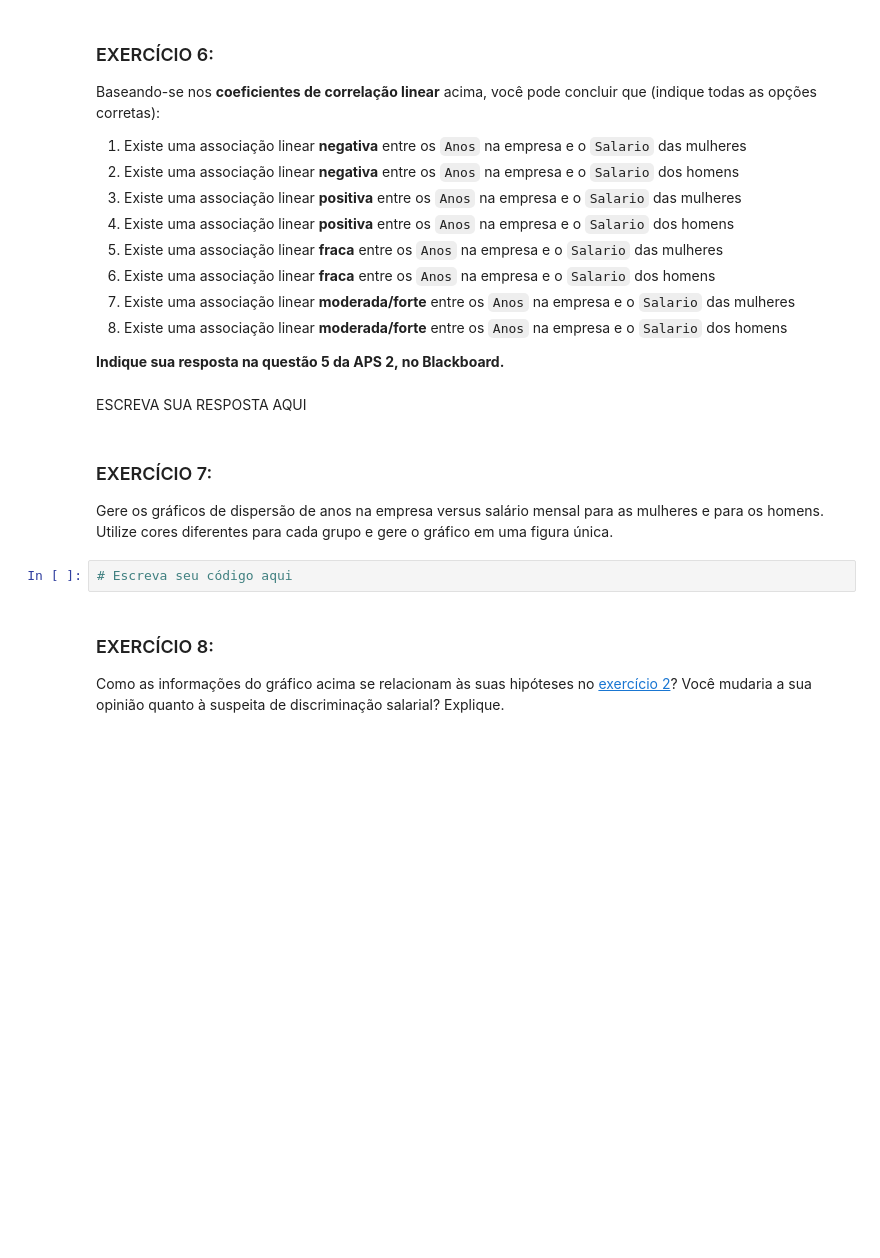
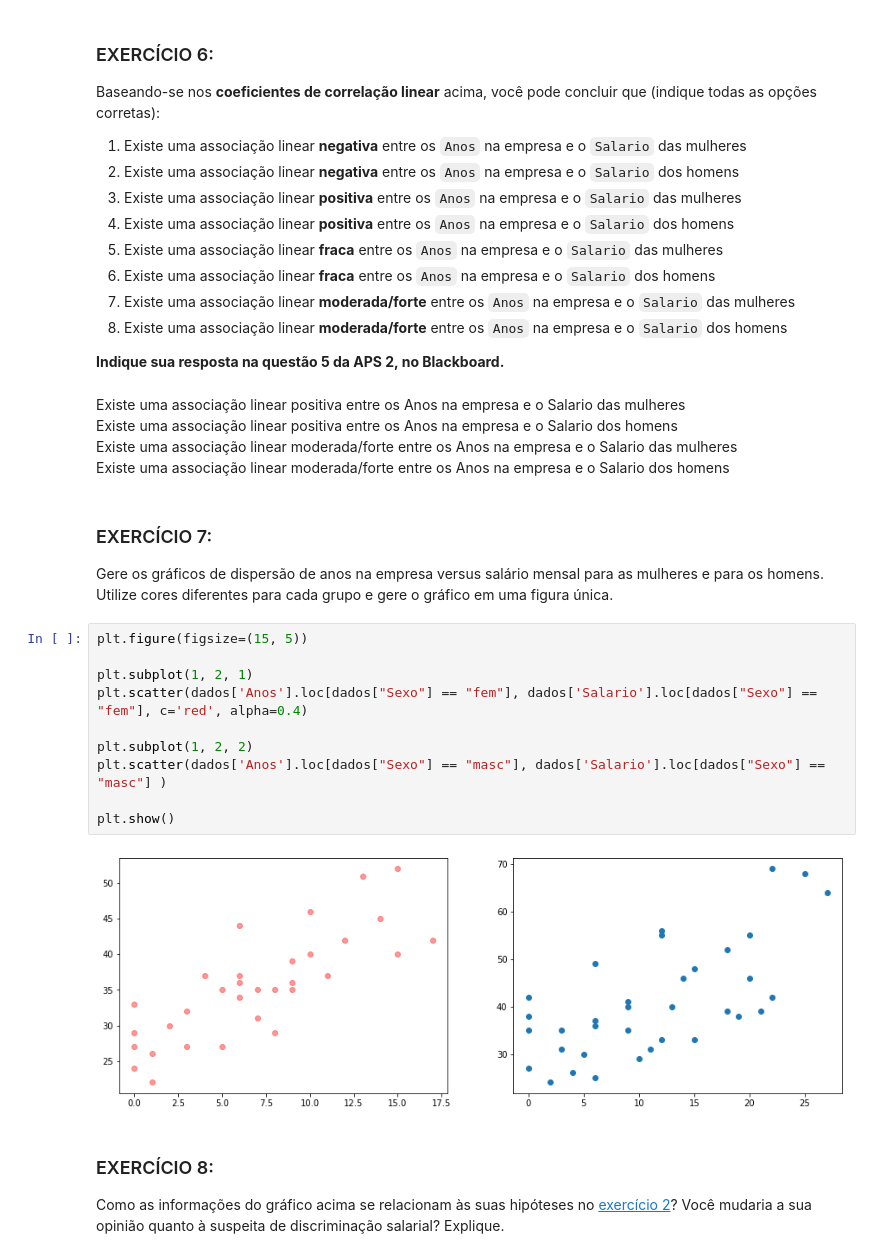
Before and after one commit to rodrigogapires/CD21-1, a Jupyter notebook: aula04/Aula04_Exercicio_ExplorandoDuasVariaveisQuantitativas_Discriminacao.ipynb, the cells around one changed output. Cells and saved outputs as stored; diff of their text form; blank space fills up the shorter version.

```diff
--- a/aula04/Aula04_Exercicio_ExplorandoDuasVariaveisQuantitativas_Discriminacao.ipynb
+++ b/aula04/Aula04_Exercicio_ExplorandoDuasVariaveisQuantitativas_Discriminacao.ipynb
@@ -129,16 +187,29 @@ Baseando-se nos **coeficientes de correlação linear** acima, você pode conclu
 </ol>
 
 **Indique sua resposta na questão 5 da APS 2, no Blackboard.**
-# %% [markdown]
-ESCREVA SUA RESPOSTA AQUI
+# %% [markdown]
+Existe uma associação linear positiva entre os Anos na empresa e o Salario das mulheres<br>
+Existe uma associação linear positiva entre os Anos na empresa e o Salario dos homens<br>
+Existe uma associação linear moderada/forte entre os Anos na empresa e o Salario das mulheres<br>
+Existe uma associação linear moderada/forte entre os Anos na empresa e o Salario dos homens<br>
 # %% [markdown]
 <div id="ex7"></div>
 
 ### EXERCÍCIO 7:
 
 Gere os gráficos de dispersão de anos na empresa versus salário mensal para as mulheres e para os homens. Utilize cores diferentes para cada grupo e gere o gráfico em uma figura única.
-# %%
-# Escreva seu código aqui
+# %%
+plt.figure(figsize=(15, 5))
+
+plt.subplot(1, 2, 1)
+plt.scatter(dados['Anos'].loc[dados["Sexo"] == "fem"], dados['Salario'].loc[dados["Sexo"] == "fem"], c='red', alpha=0.4)
+
+plt.subplot(1, 2, 2)
+plt.scatter(dados['Anos'].loc[dados["Sexo"] == "masc"], dados['Salario'].loc[dados["Sexo"] == "masc"] )
+
+plt.show()
+# %% [output]
+[figure, added]
 # %% [markdown]
 <div id="ex8"></div>
 
```
Also changed, not shown: parts of 16 cells of this notebook, 3 other files.
